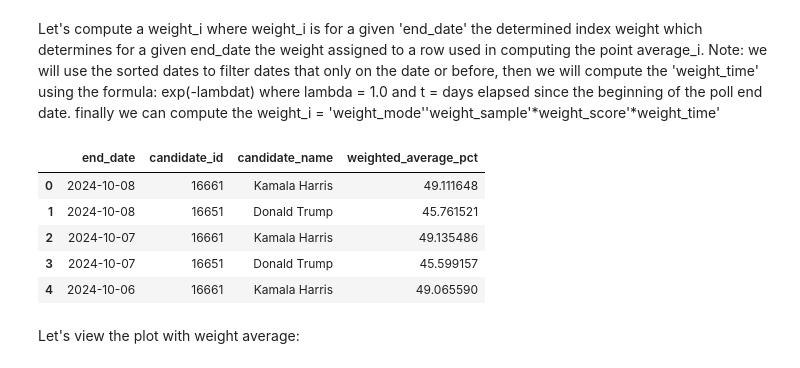
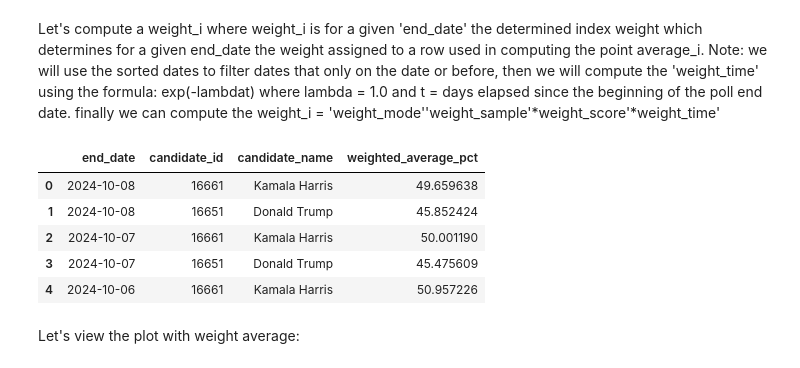
Before and after one commit to christophermoverton/ppoll_jupyterlab, a Jupyter notebook: 538pollingdata.ipynb, the cells around one changed output. Drawn from its saved outputs; the diff is of its cells as text; code cells hidden in the pictures.

Commit message:
save added house effects adj

```diff
--- a/538pollingdata.ipynb
+++ b/538pollingdata.ipynb
@@ -323,6 +323,32 @@ for current_date in df_lv['end_date'].unique():
 
     # Step 6: Iterate through each unique candidate to compute the weighted average for that candidate
     for candidate in candidate_ids:
+        #  We select H2H if avaible and only use non H2H if H2H is not available
+
+        # Step 1: Group by 'created_at' and 'question_id' and count occurrences
+        grouped = candidate_data.groupby(['created_at', 'question_id']).size().reset_index(name='count')
+
+        # Step 2: Initialize an empty DataFrame to store results
+        result_df = pd.DataFrame()
+
+        # Step 3: Iterate through each 'created_at' date group
+        for date, group in grouped.groupby('created_at'):
+            # Step 4: Filter for question_ids with count == 2
+            question_ids_with_count_2 = group[group['count'] == 2]
+
+            if not question_ids_with_count_2.empty:
+                # If question_ids with count 2 exist, include only them
+                selected_question_ids = question_ids_with_count_2['question_id']
+            else:
+                # If no question_ids with count 2 exist, include all question_ids for that date
+                selected_question_ids = group['question_id']
+
+            # Step 5: Filter the original DataFrame to include only selected question_ids for that date
+            filtered_df = candidate_data[(candidate_data['created_at'] == date) & (candidate_data['question_id'].isin(selected_question_ids))]
+
+            # Step 6: Append the filtered DataFrame to the result
+            result_df = pd.concat([result_df, filtered_df])
+        candidate_data = result_df.copy()
 
         # Step 7: Filter data for the specific candidate
         candidate_data = current_data[current_data['candidate_id'] == candidate].copy()
@@ -330,45 +356,79 @@ for current_date in df_lv['end_date'].unique():
         c_std =  candidate_data[candidate_data['days_past_index']< 30]['pct'].std()  #gather standard deviation for past 30 days of likely voters
         candidate_data['zscores'] = abs((candidate_data['pct']-c_mean)/c_std)
         candidate_data['weight_outlier'] = np.exp(-1.0*candidate_data['zscores'])
+        # Step 8: Compute the total weight 'w_i' for each poll
+        #candidate_data['weight_mode'] = 1.0  # Assuming 'weight_mode' is a fixed value of 1.0, adjust if needed
+        candidate_data.loc[:, 'w_i'] = (
+            candidate_data['weight_mode'] * candidate_data['weight_sample'] *
+            candidate_data['weight_score'] * candidate_data['weight_time'] * candidate_data['weight_outlier']
+        )
+        #Start House effect data computation#
+        c_mean_by_pollster = candidate_data[(candidate_data['days_past_index'] < 40) &
+                                            (candidate_data['days_past_index'] > 1)].groupby('pollster_id')['pct'].mean()
+
+
+        # Convert to a DataFrame for easier manipulation
+        c_mean_by_pollster_df = c_mean_by_pollster.reset_index()
+        # Check for NaN values in the entire DataFrame
+        #nan_check = c_mean_by_pollster_df.isna().sum()
+        #print(c_mean)
+
+        # Display the result
+        #print(nan_check)
+        # Calculate the house effect for each pollster (difference from overall mean)
+        c_mean_by_pollster_df['house_effect'] = c_mean_by_pollster_df['pct'] - c_mean
+        # Fill NaN values with 0 in the 'house_effect' column
+        #c_mean_by_pollster_df['house_effect'].fillna(0, inplace=True)
+
+        c_mean_by_pollster_df['house_effect'] = c_mean_by_pollster_df['house_effect'].fillna(0)
+        #print(c_mean_by_pollster_df.head())
+        # Merge the house effect back into the original data
+        candidate_data = candidate_data.merge(c_mean_by_pollster_df[['pollster_id', 'house_effect']], on='pollster_id', how='left')
+
+        candidate_data['house_effect']=candidate_data['house_effect'].fillna(0)
+        #print(candidate_data.head(10))
+        # Apply the house effect to adjust the 'pct' values
+        candidate_data['adjusted_pct'] = candidate_data['pct'] - candidate_data['house_effect']
+        #print(candidate_data['adjusted_pct'].head(10))
         # Step 8: Compute the total weight 'w_i' for each poll
         #candidate_data['weight_mode'] = 1.0  # Assuming 'weight_mode' is a fixed value of 1.0, adjust if needed
         candidate_data.loc[:, 'w_i'] = (
             candidate_data['weight_mode'] * candidate_data['weight_sample'] *
             candidate_data['weight_score'] * candidate_data['weight_time'] * candidate_data['weight_outlier']
         )
         # check for NaN entries in the w_i column
         #nan_weight_i = candidate_data['w_i'].isna().sum()
         #print result
         #print(f"Number of NaN value in 'w_i': {nan_weight_i}")
 
         # Step 3: Identify rows with NaN in w_i to examine their individual values
         #nan_rows = candidate_data[candidate_data['w_i'].isna()]
         #print("Rows producing NaN in 'w_i':")
         #print(nan_rows[['methodology','weight_mode', 'weight_sample', 'weight_score', 'weight_time', 'w_i']])
 
         # Step 9: Compute the weighted average of the poll points ('pct') using the computed weights
-        weighted_average_pct = np.average(candidate_data['pct'], weights=candidate_data['w_i'])
+        weighted_average_pct = np.average(candidate_data['adjusted_pct'], weights=candidate_data['w_i'])
 
         # Step 10: Store the current date, candidate_id, candidate_name, and the weighted average in a new DataFrame
         if not candidate_data.empty:
             candidate_name = candidate_data['candidate_name'].iloc[0]
             weighted_averages.append({
                 'end_date': current_date,
                 'candidate_id': candidate,
                 'candidate_name': candidate_name,
                 'weighted_average_pct': weighted_average_pct
             })
 
 # Convert the results into a new DataFrame
 df_weighted_averages = pd.DataFrame(weighted_averages)
 df_weighted_averages.head()
 # %% [output]
 |  | end_date | candidate_id | candidate_name | weighted_average_pct |
-| 0 | 2024-10-08 | 16661 | Kamala Harris | 49.111648 |
-| 1 | 2024-10-08 | 16651 | Donald Trump | 45.761521 |
-| 2 | 2024-10-07 | 16661 | Kamala Harris | 49.135486 |
-| 3 | 2024-10-07 | 16651 | Donald Trump | 45.599157 |
-| 4 | 2024-10-06 | 16661 | Kamala Harris | 49.065590 |
+| 0 | 2024-10-08 | 16661 | Kamala Harris | 49.659638 |
+| 1 | 2024-10-08 | 16651 | Donald Trump | 45.852424 |
+| 2 | 2024-10-07 | 16661 | Kamala Harris | 50.001190 |
+| 3 | 2024-10-07 | 16651 | Donald Trump | 45.475609 |
+| 4 | 2024-10-06 | 16661 | Kamala Harris | 50.957226 |
 # %% [markdown]
 Let's view the plot with weight average:
 # %%
```
Also changed, not shown: parts of 11 cells of this notebook.
